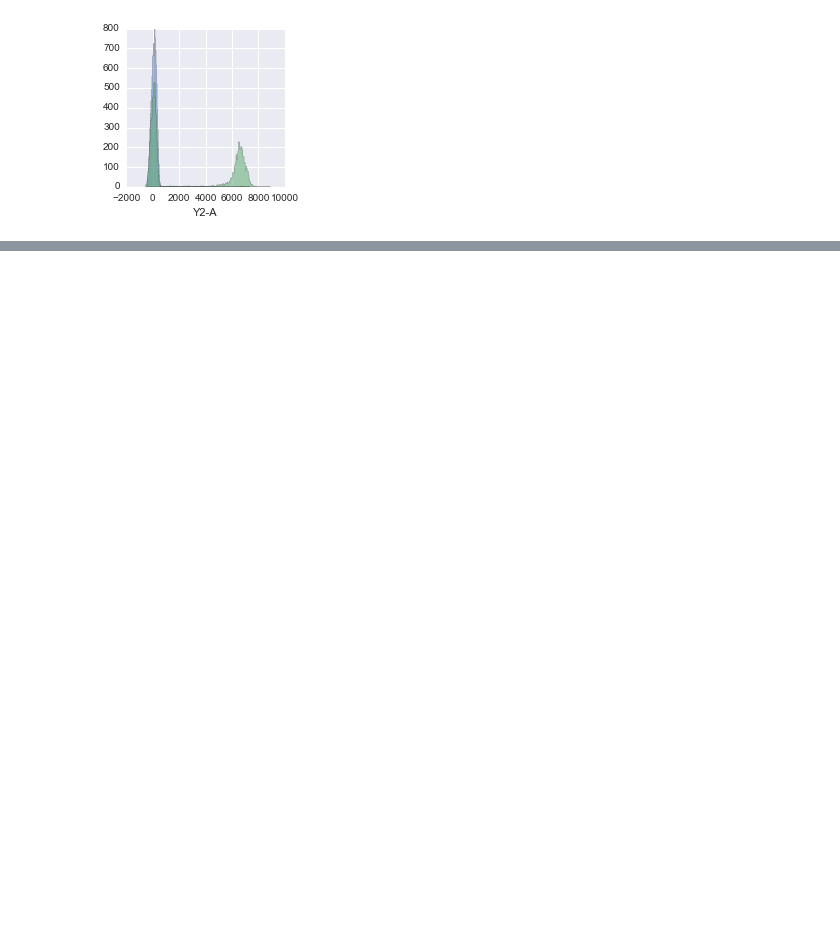
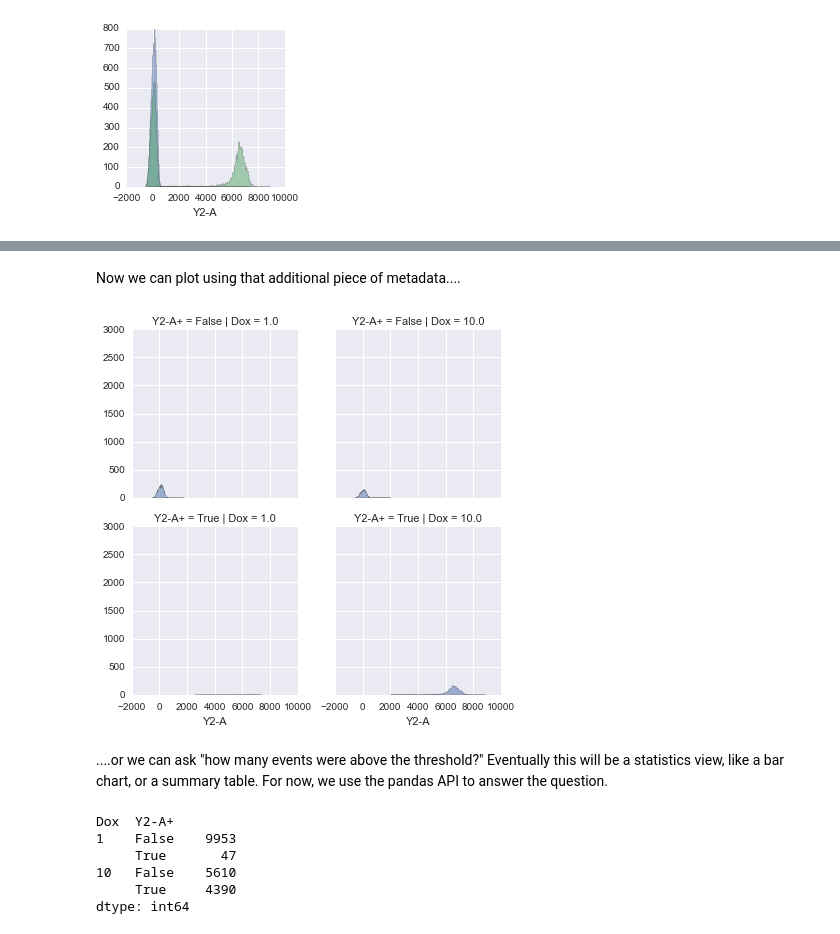
Before and after one commit to cytoflow/cytoflow, a Jupyter notebook: doc/examples/Basic Cytometry.ipynb, the cells around one changed output, grey strips where cells are left out. Saved outputs shown, nothing was run; the diff lists cells and outputs as text; code cells hidden in the pictures; blank space fills up the shorter version.

```diff
--- a/doc/examples/Basic Cytometry.ipynb
+++ b/doc/examples/Basic Cytometry.ipynb
@@ -51,6 +53,7 @@ Because this is untransformed data, comparing these distributions is difficult.
 Let's do an HLog transformation to make them easier to visualize.
 # %%
 hlog = flow.HlogTransformOp()
+hlog.name = "Hlog transformation"
 hlog.channels = ['V2-A', 'Y2-A', 'B1-A']
 ex2 = hlog.apply(ex)
 print ex.version
@@ -72,0 +77,7 @@ hist.plot(ex2)
+# %%
+thresh = flow.ThresholdOp()
+thresh.name = "Y2-A+"
+thresh.channel = 'Y2-A'
+thresh.threshold = 2005.0
+
+ex3 = thresh.apply(ex2)
@@ -72,0 +105,23 @@ hist.plot(ex2)
+# %% [markdown]
+Now we can plot using that additional piece of metadata....
+# %%
+hist3 = flow.HistogramView()
+hist3.name = "Histogram view, grid"
+hist3.channel = 'Y2-A'
+hist3.xfacet = 'Dox'
+hist3.yfacet = 'Y2-A+'
+hist3.plot(ex3)
+# %% [output]
+[figure, added]
+# %% [markdown]
+....or we can ask "how many events were above the threshold?"   Eventually this will be a statistics view, like a bar chart, or a summary table.  For now, we use the pandas API to answer the question.
+# %%
+import numpy as np
+ex3.data.groupby(['Dox', 'Y2-A+']).size()
+# %% [output]
+Dox  Y2-A+
+1    False    9953
+     True       47
+10   False    5610
+     True     4390
+dtype: int64
```
Also changed, not shown: parts of 8 cells of this notebook.
